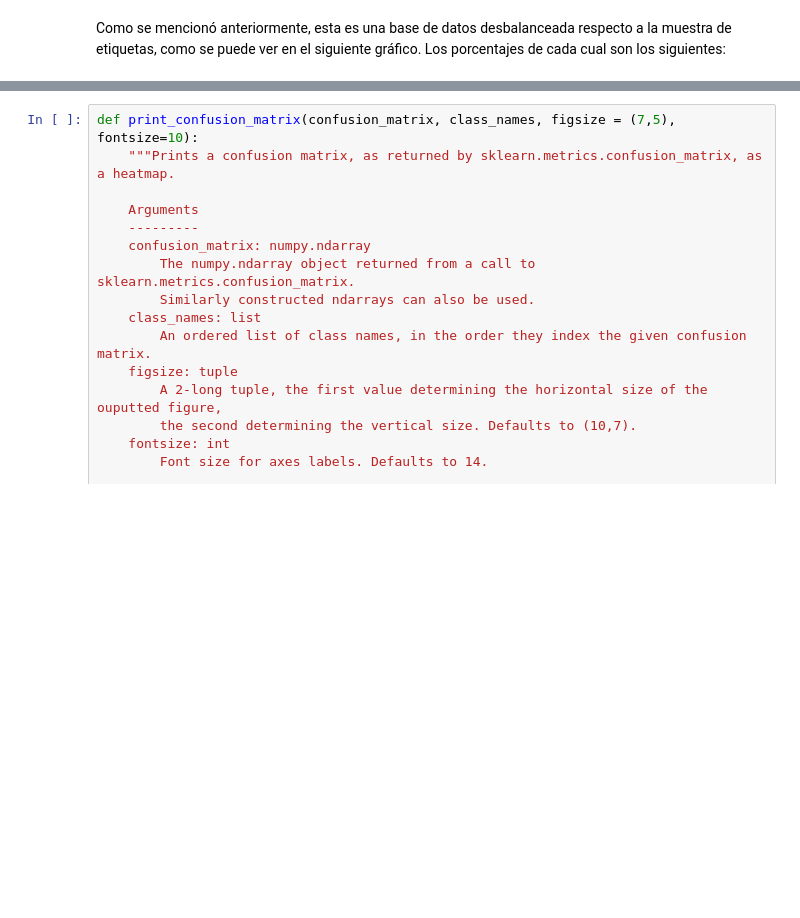
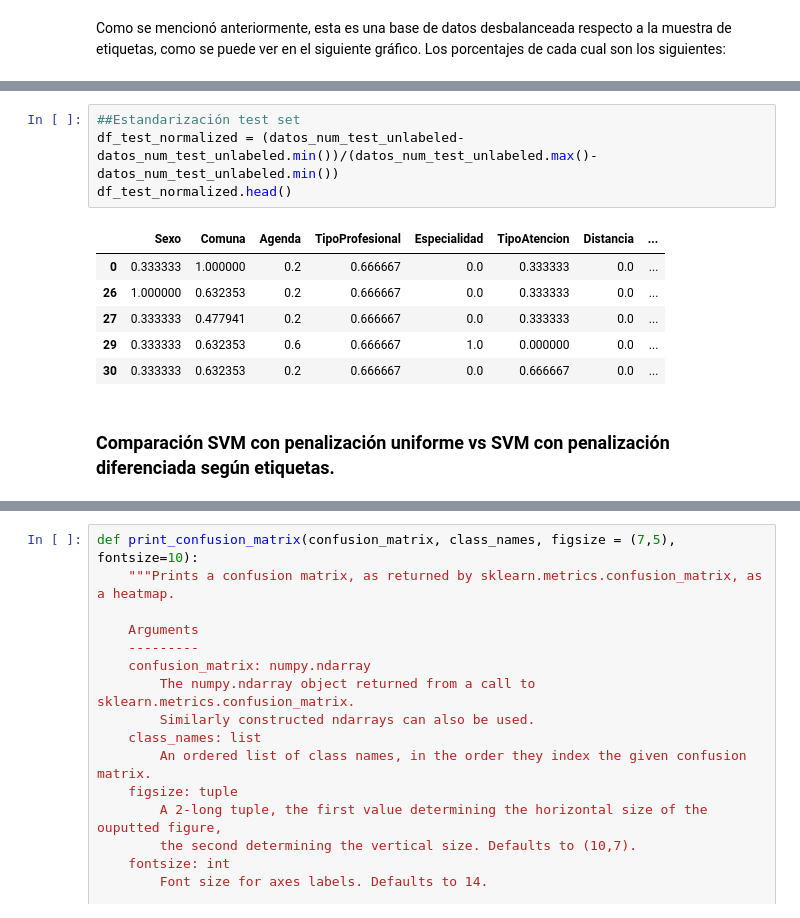
Before and after one commit to pabloveazul/Tarea-NSP, a Jupyter notebook: TareaNSPSVM.ipynb, the cells around one changed output, grey strips where cells are left out. Saved outputs shown, nothing was run; the diff lists cells and outputs as text; blank space fills up the shorter version.

```diff
--- a/TareaNSPSVM.ipynb
+++ b/TareaNSPSVM.ipynb
@@ -253,0 +133,13 @@ datos_num_test_unlabeled.shape
+# %%
+##Estandarización test set
+df_test_normalized = (datos_num_test_unlabeled-datos_num_test_unlabeled.min())/(datos_num_test_unlabeled.max()-datos_num_test_unlabeled.min())
+df_test_normalized.head()
+# %% [output]
+|  | Sexo | Comuna | Agenda | TipoProfesional | Especialidad | TipoAtencion | Distancia | ... |
+| 0 | 0.333333 | 1.000000 | 0.2 | 0.666667 | 0.0 | 0.333333 | 0.0 | ... |
+| 26 | 1.000000 | 0.632353 | 0.2 | 0.666667 | 0.0 | 0.333333 | 0.0 | ... |
+| 27 | 0.333333 | 0.477941 | 0.2 | 0.666667 | 0.0 | 0.333333 | 0.0 | ... |
+| 29 | 0.333333 | 0.632353 | 0.6 | 0.666667 | 1.0 | 0.000000 | 0.0 | ... |
+| 30 | 0.333333 | 0.632353 | 0.2 | 0.666667 | 0.0 | 0.666667 | 0.0 | ... |
+# %% [markdown]
+### Comparación SVM con penalización uniforme vs SVM con penalización diferenciada según etiquetas.
```
Also changed, not shown: parts of 33 cells of this notebook.
